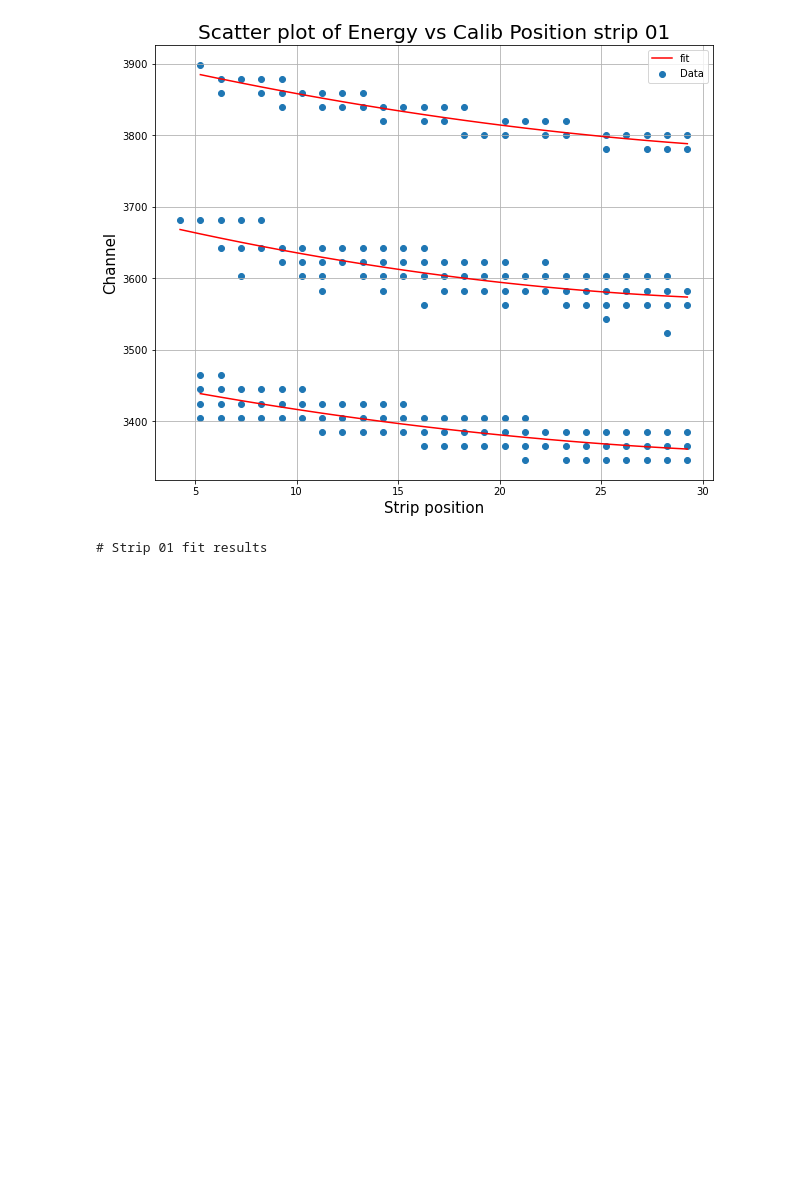
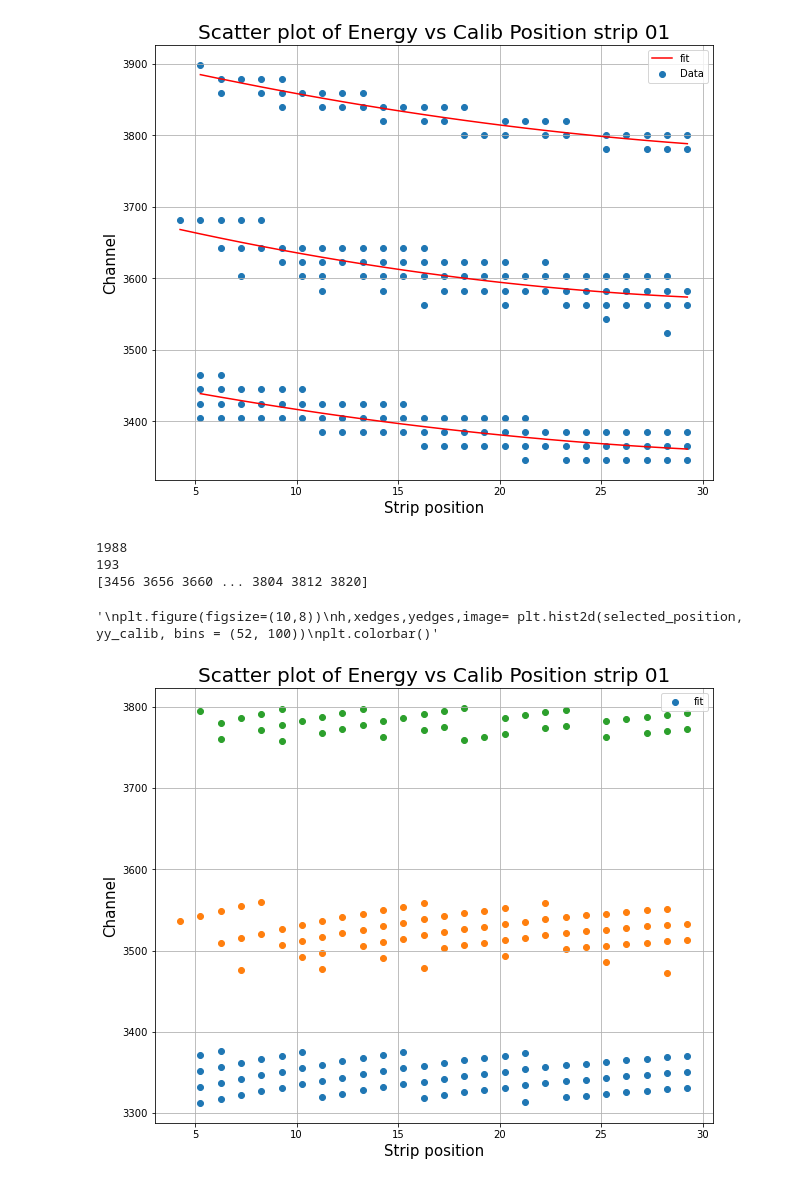
Before and after one commit to chiaramasia01/GSI16Strip, a Jupyter notebook: Calibration.ipynb, the cells around one changed output. Drawn from its saved outputs; the diff is of its cells as text; code cells hidden in the pictures; blank space fills up the shorter version.

```diff
--- a/Calibration.ipynb
+++ b/Calibration.ipynb
@@ -23,7 +23,9 @@ data dir is d:\GSI\SHIP\Uncalib_position
 # %%
 # reading data
 filename = "E vs Calib Postion top 01.hdat"
+strip_number = "01"
 filepath = os.path.join(data_dir, filename)
+
 my_df = pd.read_csv(filepath, sep="\t", header=1)
 my_df.columns
 # %% [output]
@@ -161,16 +169,55 @@ output_name = 'fit_results'
 results_dir = os.path.join(work_dir, 'results')
 output_filename = os.path.join(results_dir, output_name)
 
-text=open(output_filename+".dat", "w")
+text=open(output_filename+strip_number+".dat", "w")
 
-print("# Strip 01 fit results", '\n')
+print("# Strip %s fit results" % strip_number, '\n', file=text)
 print(popt[0], popt[1], popt[2], file=text)
 print(popt2[0], popt2[1], popt2[2], file=text)
 print(popt3[0], popt3[1], popt3[2], file=text)
 
 text.close()
-# %% [output]
-# Strip 01 fit results
+# %%
+# Plotting the fit for the first curve
+
+fig3=plt.figure(figsize=(10,8))
+plt.scatter(xx1, yy1-parabola(xx1, *popt) + np.min(yy1), label='fit')
+
+plt.xlabel("Strip position", fontsize=15)
+plt.ylabel("Channel", fontsize=15)
+plt.title("Scatter plot of Energy vs Calib Position strip %s" % strip_number, fontsize=20)
+
+# plotting the fit for the second curve
+plt.scatter(xx2, yy2-parabola(xx2, *popt2)+np.min(yy2))
+
+# plotting the fit for the third curve
+plt.scatter(xx3, yy3-parabola(xx3, *popt3)+np.min(yy3))
+plt.legend()
+plt.grid(True)
+
+
+a = np.array(yy1-parabola(xx1, *popt) + np.min(yy1))
+b = np.array(yy2-parabola(xx2, *popt2)+np.min(yy2))
+c = np.array(yy3-parabola(xx3, *popt3)+np.min(yy3))
+
+print(len(selected_energy))
+print(selected_energy)
+
+
+for jj in range(len(selected_energy)-1):
+    if selected_energy[jj]<3500:
+
+
+'''
+plt.figure(figsize=(10,8))
+h,xedges,yedges,image= plt.hist2d(selected_position, yy_calib, bins = (52, 100))
+plt.colorbar()'''
+# %% [output]
+1988
+193
+[3456 3656 3660 ... 3804 3812 3820]
+'\nplt.figure(figsize=(10,8))\nh,xedges,yedges,image= plt.hist2d(selected_position, yy_calib, bins = (52, 100))\nplt.colorbar()'
+[figure, added]
 # %%
 def parabola(x, a1, b1, c1):
     par1 = a1*x**2 + b1*x + c1
```
Also changed, not shown: parts of 4 cells of this notebook, 18 other files.
